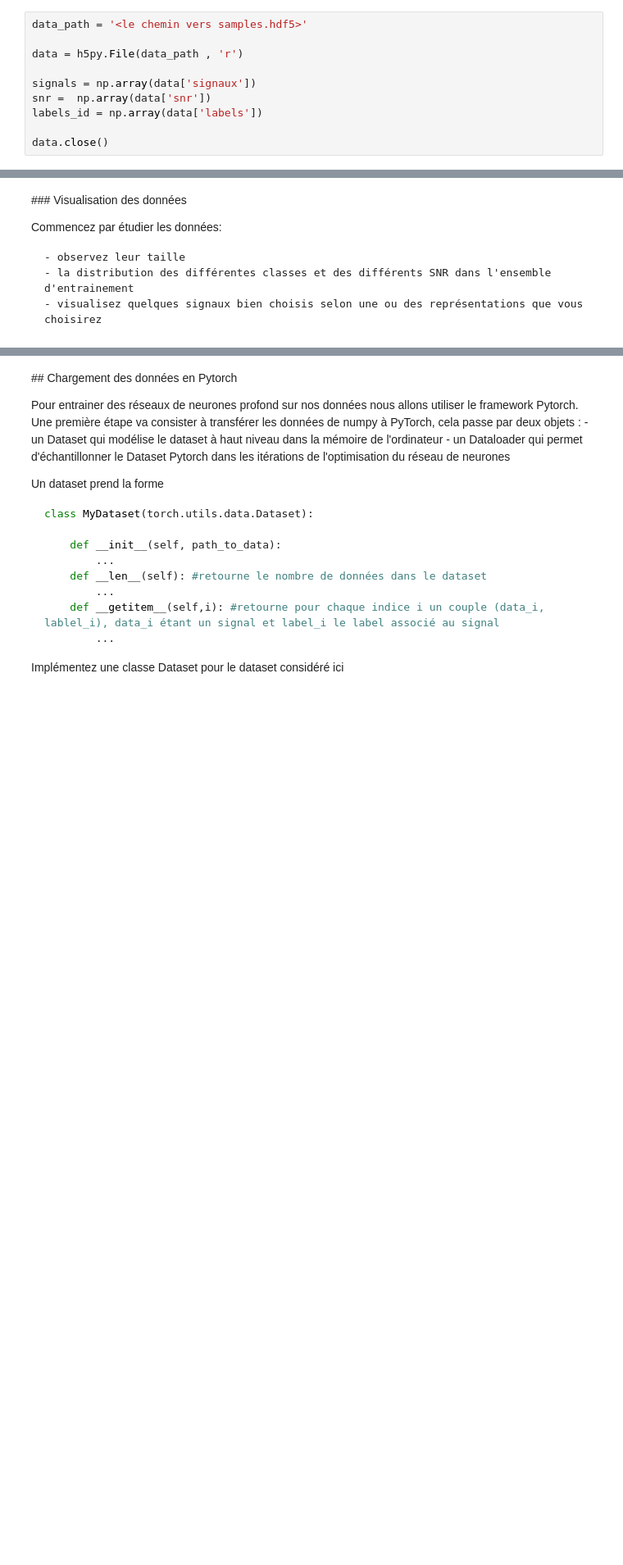
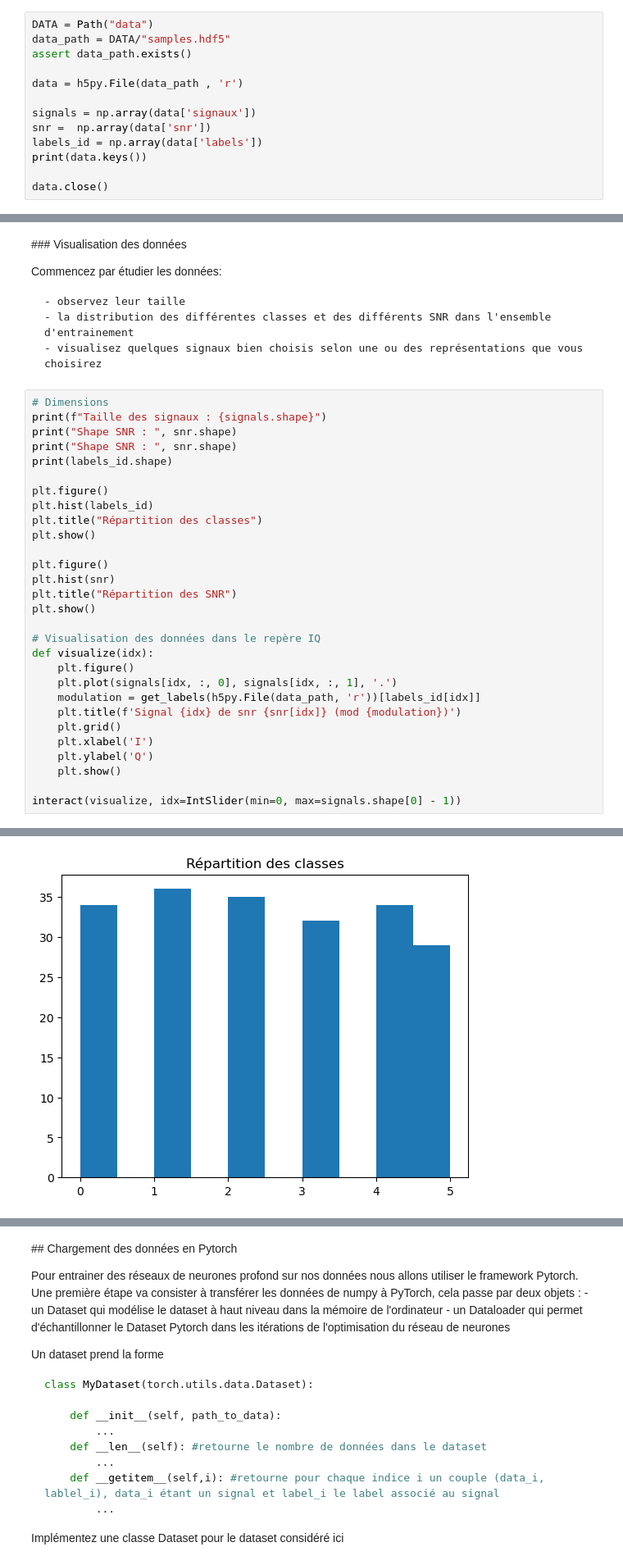
Before and after one commit to balthazarneveu/MVA23_SIGNAL, a Jupyter notebook: lab_03/dlts_tp3.ipynb, the cells around one changed output, grey strips where cells are left out. Shown at 82% size. Drawn from its saved outputs; the diff is of its cells as text; blank space fills up the shorter version.

Commit message:
visualize data

```diff
--- a/lab_03/dlts_tp3.ipynb
+++ b/lab_03/dlts_tp3.ipynb
@@ -71,12 +75,15 @@ Un fichier hdf5 est consitué d'une arborescence de datasets et de groups. Un da
 
 Par exemple vous pouvez charger les données samples selon la cellule suivante:
 # %%
-data_path = '<le chemin vers samples.hdf5>'
+DATA = Path("data")
+data_path = DATA/"samples.hdf5"
+assert data_path.exists()
 
 data = h5py.File(data_path , 'r')
 
 signals = np.array(data['signaux'])
 snr =  np.array(data['snr'])
 labels_id = np.array(data['labels'])
+print(data.keys())
 
 data.close()
@@ -96,3 +105,33 @@ Commencez par étudier les données:
     - observez leur taille
     - la distribution des différentes classes et des différents SNR dans l'ensemble d'entrainement
     - visualisez quelques signaux bien choisis selon une ou des représentations que vous choisirez
+# %%
+# Dimensions
+print(f"Taille des signaux : {signals.shape}")
+print("Shape SNR : ", snr.shape)
+print("Shape SNR : ", snr.shape)
+print(labels_id.shape)
+
+plt.figure()
+plt.hist(labels_id)
+plt.title("Répartition des classes")
+plt.show()
+
+plt.figure()
+plt.hist(snr)
+plt.title("Répartition des SNR")
+plt.show()
+
+# Visualisation des données dans le repère IQ
+def visualize(idx):
+    plt.figure()
+    plt.plot(signals[idx, :, 0], signals[idx, :, 1], '.')
+    modulation = get_labels(h5py.File(data_path, 'r'))[labels_id[idx]]
+    plt.title(f'Signal {idx} de snr {snr[idx]} (mod {modulation})')
+    plt.grid()
+    plt.xlabel('I')
+    plt.ylabel('Q')
+    plt.show()
+
+interact(visualize, idx=IntSlider(min=0, max=signals.shape[0] - 1))
+# %% [output]
@@ -98,0 +142 @@ Commencez par étudier les données:
+[figure, added]
```
Also changed, not shown: parts of 5 cells of this notebook.
